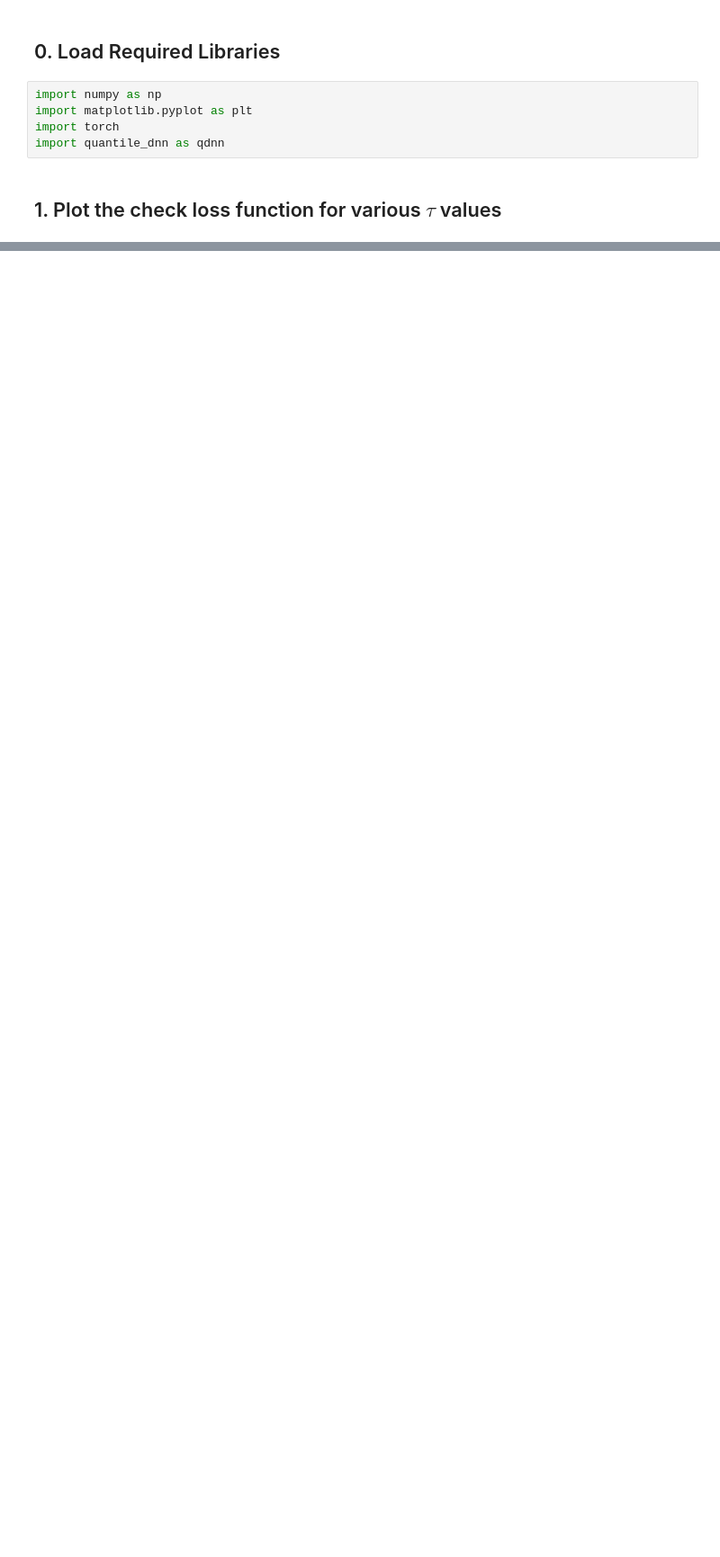
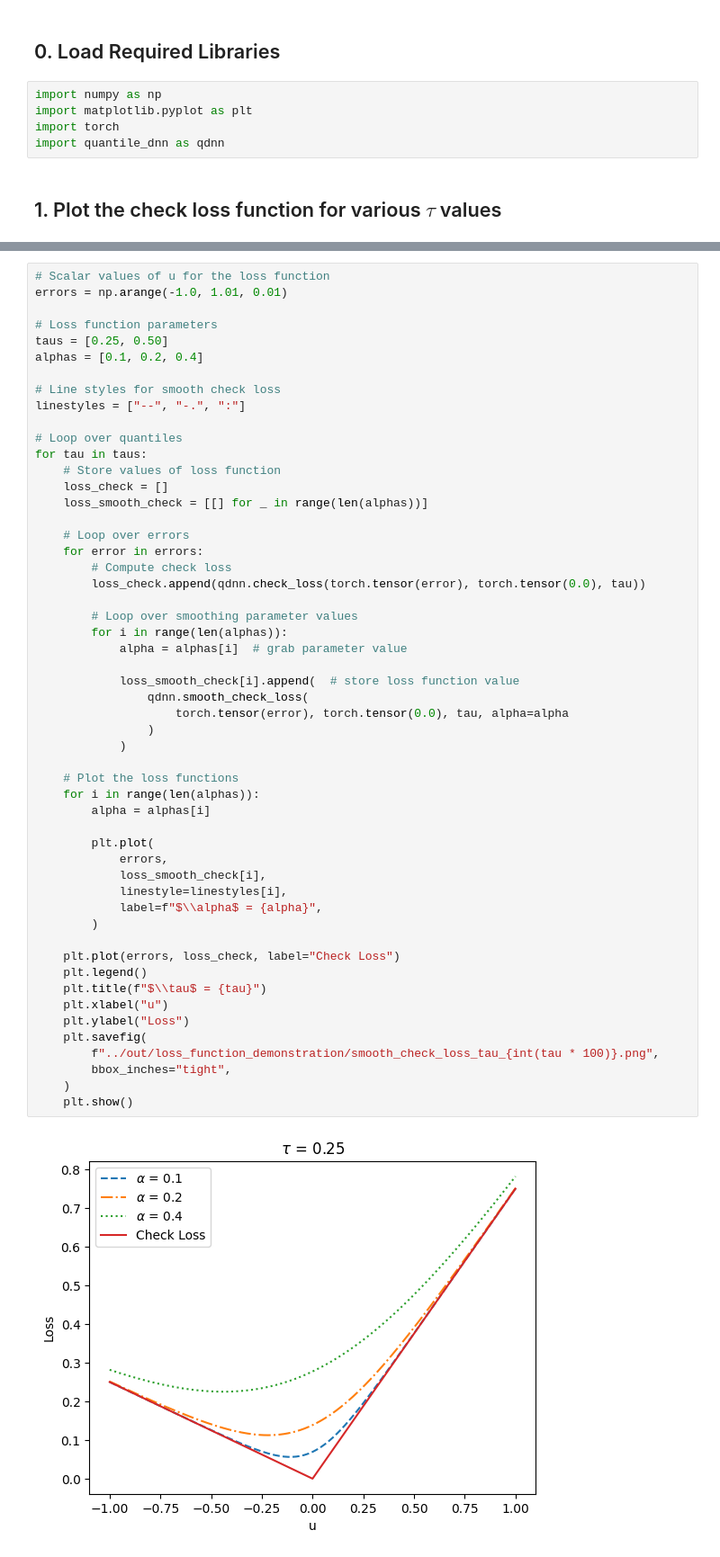
Before and after one commit to connachermurphy/quantile-dnn, a Jupyter notebook: code/loss_function_demonstration.ipynb, the cells around one changed output, grey strips where cells are left out. Shown: that part at 90% size. Drawn from its saved outputs; the diff is of its cells as text; blank space fills up the shorter version.

```diff
--- a/code/loss_function_demonstration.ipynb
+++ b/code/loss_function_demonstration.ipynb
@@ -34,0 +42,55 @@ plt.show()
+# %%
+# Scalar values of u for the loss function
+errors = np.arange(-1.0, 1.01, 0.01)
+
+# Loss function parameters
+taus = [0.25, 0.50]
+alphas = [0.1, 0.2, 0.4]
+
+# Line styles for smooth check loss
+linestyles = ["--", "-.", ":"]
+
+# Loop over quantiles
+for tau in taus:
+    # Store values of loss function
+    loss_check = []
+    loss_smooth_check = [[] for _ in range(len(alphas))]
+
+    # Loop over errors
+    for error in errors:
+        # Compute check loss
+        loss_check.append(qdnn.check_loss(torch.tensor(error), torch.tensor(0.0), tau))
+
+        # Loop over smoothing parameter values
+        for i in range(len(alphas)):
+            alpha = alphas[i]  # grab parameter value
+
+            loss_smooth_check[i].append(  # store loss function value
+                qdnn.smooth_check_loss(
+                    torch.tensor(error), torch.tensor(0.0), tau, alpha=alpha
+                )
+            )
+
+    # Plot the loss functions
+    for i in range(len(alphas)):
+        alpha = alphas[i]
+
+        plt.plot(
+            errors,
+            loss_smooth_check[i],
+            linestyle=linestyles[i],
+            label=f"$\\alpha$ = {alpha}",
+        )
+
+    plt.plot(errors, loss_check, label="Check Loss")
+    plt.legend()
+    plt.title(f"$\\tau$ = {tau}")
+    plt.xlabel("u")
+    plt.ylabel("Loss")
+    plt.savefig(
+        f"../out/loss_function_demonstration/smooth_check_loss_tau_{int(tau * 100)}.png",
+        bbox_inches="tight",
+    )
+    plt.show()
+# %% [output]
+[figure, added]
```
Also changed, not shown: parts of 7 cells of this notebook, 11 other files.
